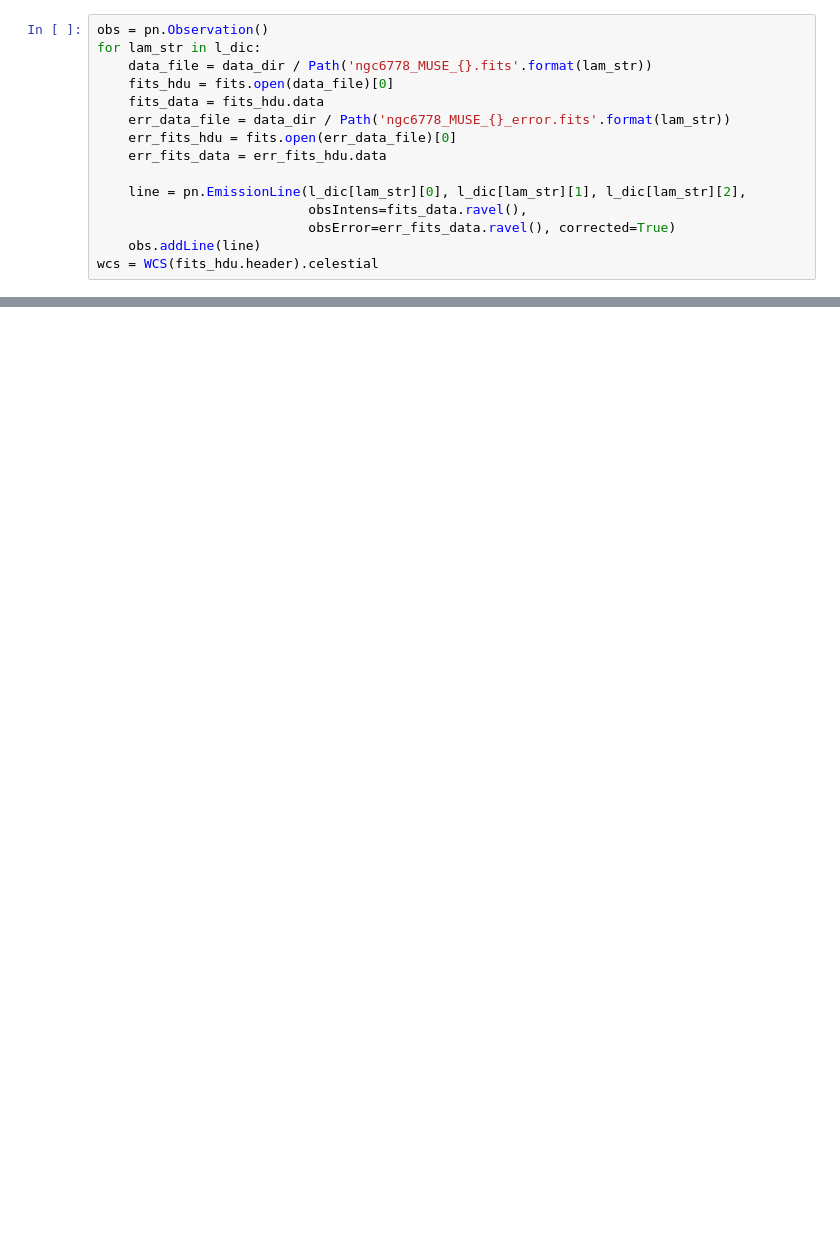
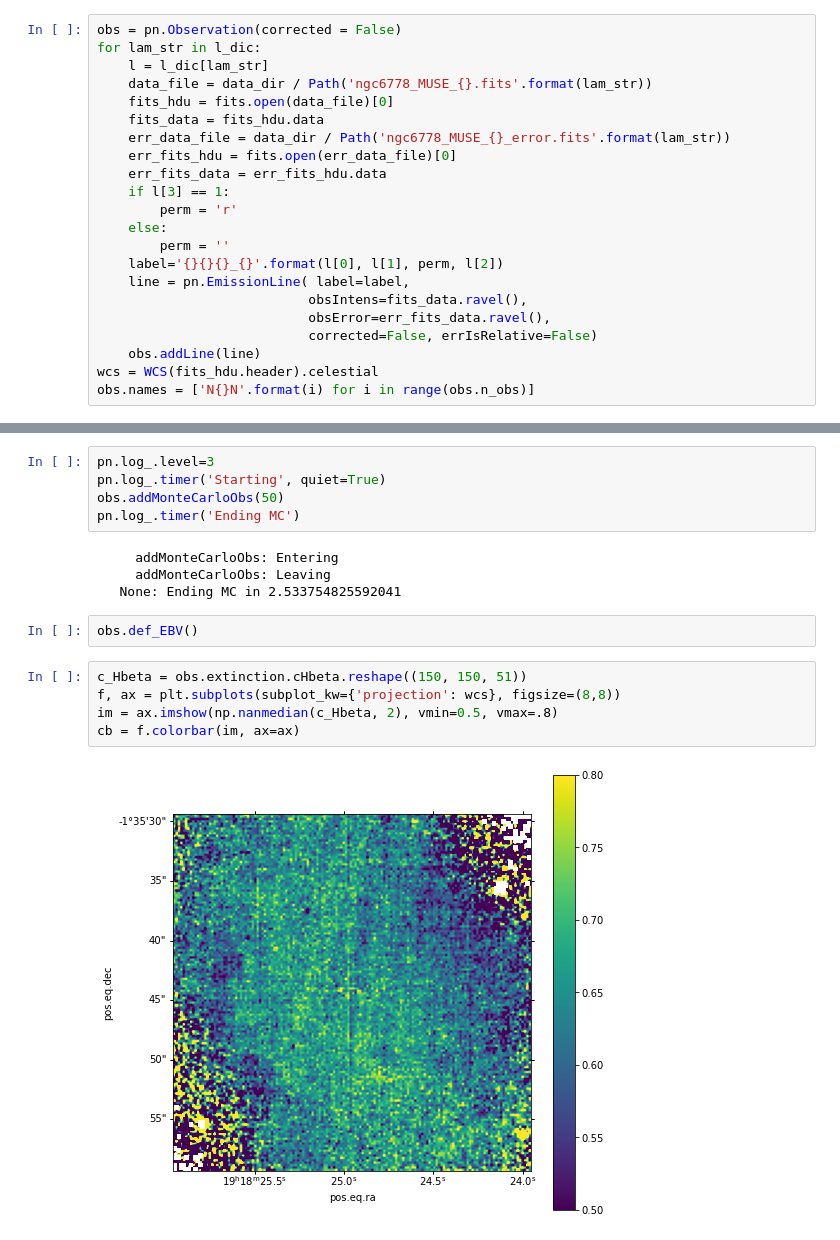
Before and after one commit to Morisset/MUSE_PNe, a Jupyter notebook: pipeline.ipynb, the cells around one changed output, grey strips where cells are left out. Cells and saved outputs as stored; diff of their text form; blank space fills up the shorter version.

```diff
--- a/pipeline.ipynb
+++ b/pipeline.ipynb
@@ -39,16 +61,23 @@ l_dic = {'4641.0': ('N', 2, '4641A'),
 # %%
-obs = pn.Observation()
+obs = pn.Observation(corrected = False)
 for lam_str in l_dic:
+    l = l_dic[lam_str]
     data_file = data_dir / Path('ngc6778_MUSE_{}.fits'.format(lam_str))
     fits_hdu = fits.open(data_file)[0]
     fits_data = fits_hdu.data
     err_data_file = data_dir / Path('ngc6778_MUSE_{}_error.fits'.format(lam_str))
     err_fits_hdu = fits.open(err_data_file)[0]
     err_fits_data = err_fits_hdu.data
-
-    line = pn.EmissionLine(l_dic[lam_str][0], l_dic[lam_str][1], l_dic[lam_str][2],
+    if l[3] == 1:
+        perm = 'r'
+    else:
+        perm = ''
+    label='{}{}{}_{}'.format(l[0], l[1], perm, l[2])
+    line = pn.EmissionLine( label=label,
                            obsIntens=fits_data.ravel(),
-                           obsError=err_fits_data.ravel(), corrected=True)
+                           obsError=err_fits_data.ravel(),
+                           corrected=False, errIsRelative=False)
     obs.addLine(line)
 wcs = WCS(fits_hdu.header).celestial
+obs.names = ['N{}N'.format(i) for i in range(obs.n_obs)]
 # %% [output]
@@ -57,0 +98,18 @@ warng EmissionLine: line 4662A for atom O2 not valid
+# %%
+pn.log_.level=3
+pn.log_.timer('Starting', quiet=True)
+obs.addMonteCarloObs(50)
+pn.log_.timer('Ending MC')
+# %% [output]
+     addMonteCarloObs: Entering
+     addMonteCarloObs: Leaving
+   None: Ending MC in 2.533754825592041
+# %%
+obs.def_EBV()
+# %%
+c_Hbeta = obs.extinction.cHbeta.reshape((150, 150, 51))
+f, ax = plt.subplots(subplot_kw={'projection': wcs}, figsize=(8,8))
+im = ax.imshow(np.nanmedian(c_Hbeta, 2), vmin=0.5, vmax=.8)
+cb = f.colorbar(im, ax=ax)
+# %% [output]
+[figure, added]
```
Also changed, not shown: parts of 15 cells of this notebook.
